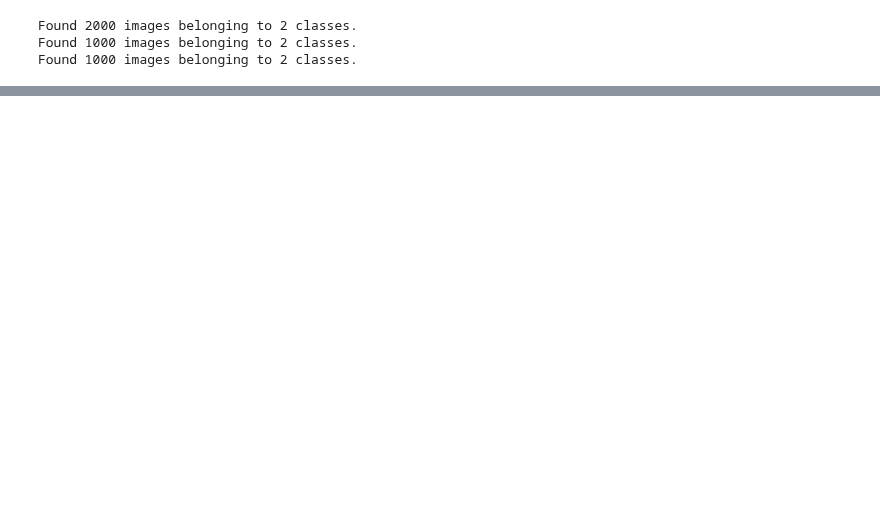
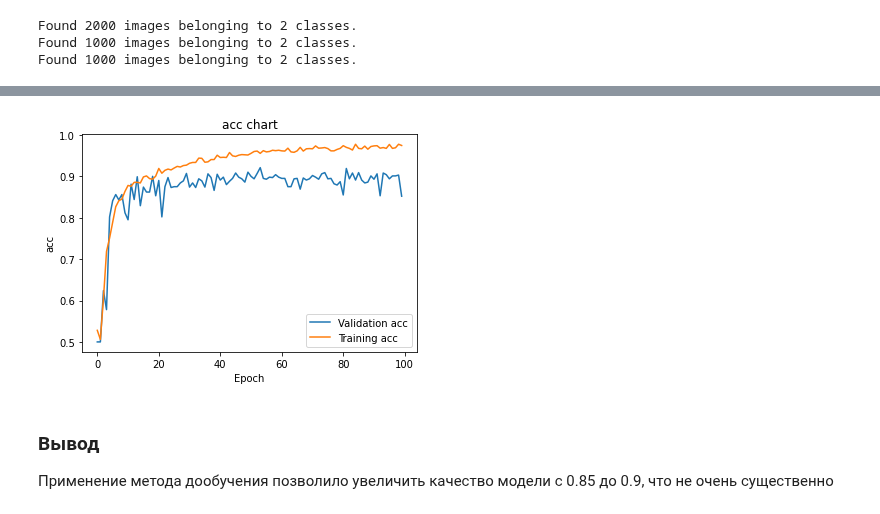
Before and after one commit to manulovich/deep-learning, a Jupyter notebook: chapter-5/Использование предварительно обученной CNN.ipynb, the cells around one changed output, grey strips where cells are left out. Saved outputs shown, nothing was run; the diff lists cells and outputs as text; code cells hidden in the pictures; blank space fills up the shorter version.

```diff
--- a/chapter-5/Использование предварительно обученной CNN.ipynb
+++ b/chapter-5/Использование предварительно обученной CNN.ipynb
@@ -358,0 +510,17 @@ plt.show()
+# %%
+epochs = range(len(history_dict['val_acc']))
+
+fig, ax = plt.subplots()
+
+ax.plot(epochs, history_dict['val_acc'], label='Validation acc')
+ax.plot(epochs, history_dict['acc'], label='Training acc')
+ax.set(xlabel='Epoch', ylabel='acc', title='acc chart')
+
+plt.legend()
+plt.show()
+# %% [output]
+[figure, added]
+# %% [markdown]
+### Вывод
+
+Применение метода дообучения позволило увеличить качество модели с 0.85 до 0.9, что не очень существенно
```
Also changed, not shown: parts of 33 cells of this notebook, 1 other file.
